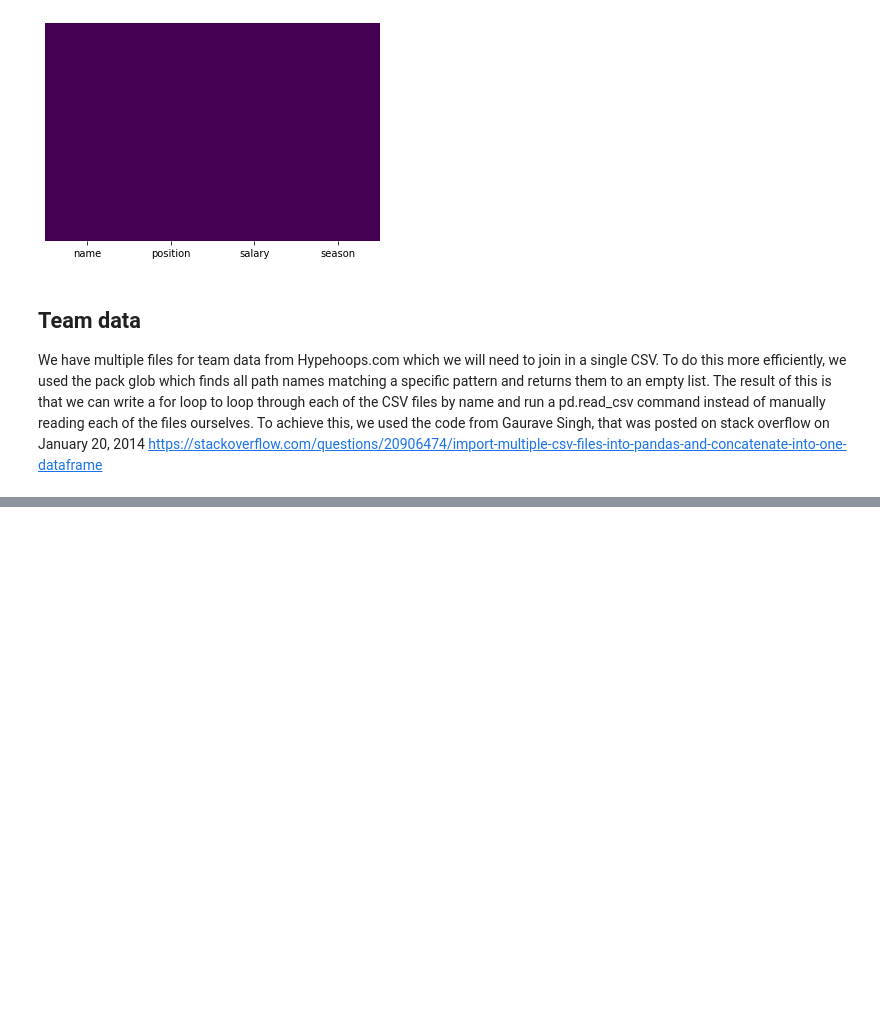
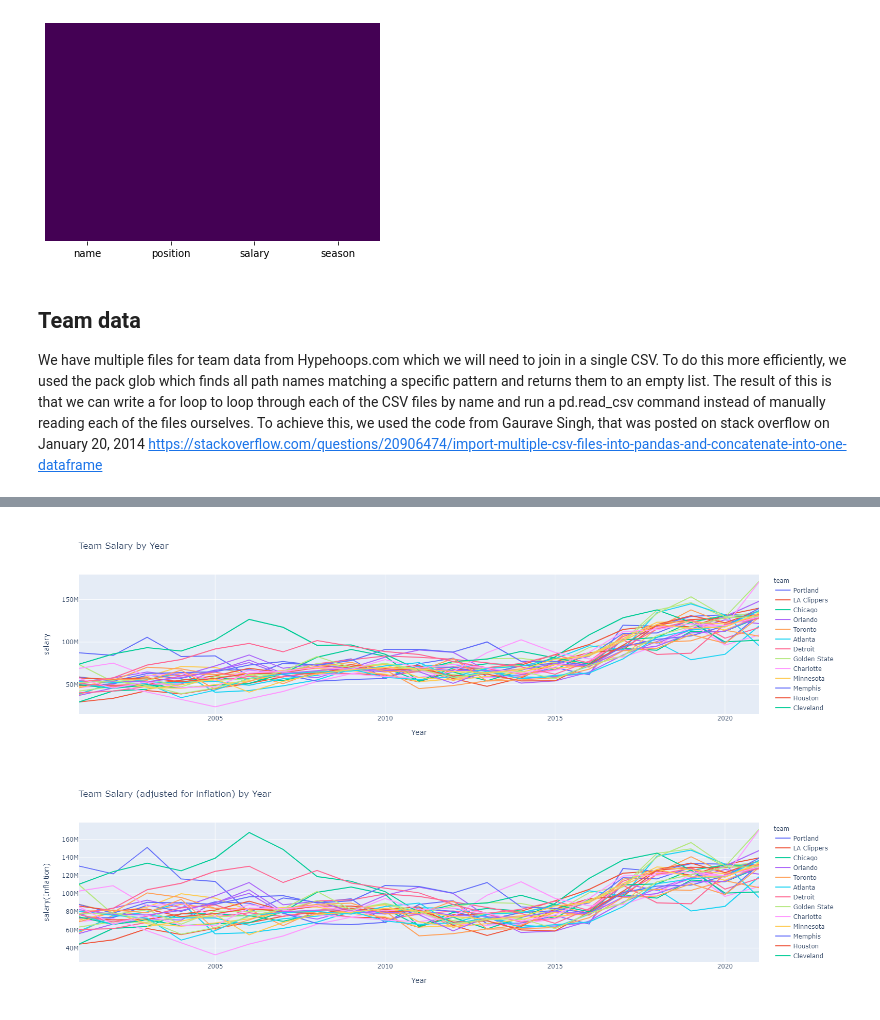
Before and after one commit to Ly-Mark/Data601_Project, a Jupyter notebook: Data601NBASalaries.ipynb, the cells around one changed output, grey strips where cells are left out. Saved outputs shown, nothing was run; the diff lists cells and outputs as text; code cells hidden in the pictures; blank space fills up the shorter version.

```diff
--- a/Data601NBASalaries.ipynb
+++ b/Data601NBASalaries.ipynb
@@ -324,0 +343,11 @@ team2021
+# %%
+team_sal_yr_srt = team_sal.sort_values('Year',ascending=True)
+
+fig4 = px.line(team_sal_yr_srt, x='Year',y='salary',color='team',title='Team Salary by Year')
+fig4.show()
+
+fig5 = px.line(team_sal_yr_srt, x='Year',y='salary(Inflation)',color='team',title='Team Salary (adjusted for inflation) by Year')
+fig5.show()
+# %% [output]
+[figure, added]
+[figure, added]
```
Also changed, not shown: parts of 5 cells of this notebook.
